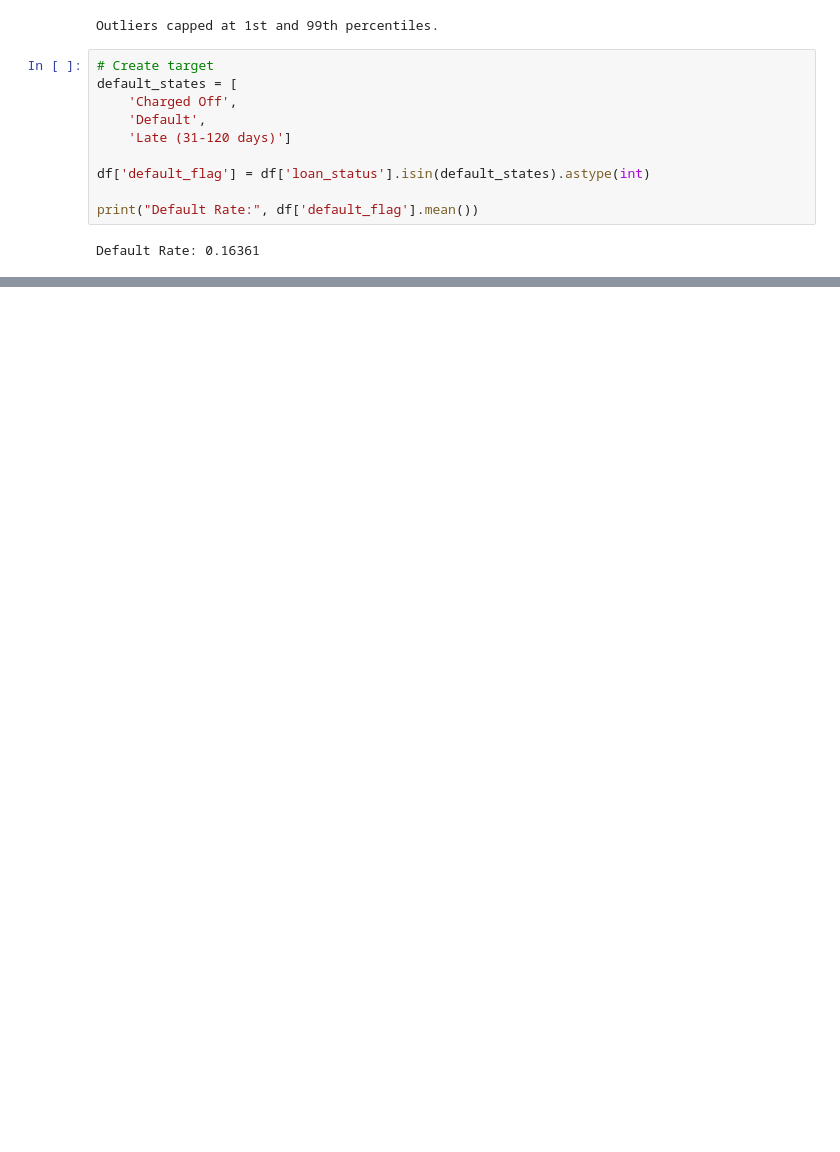
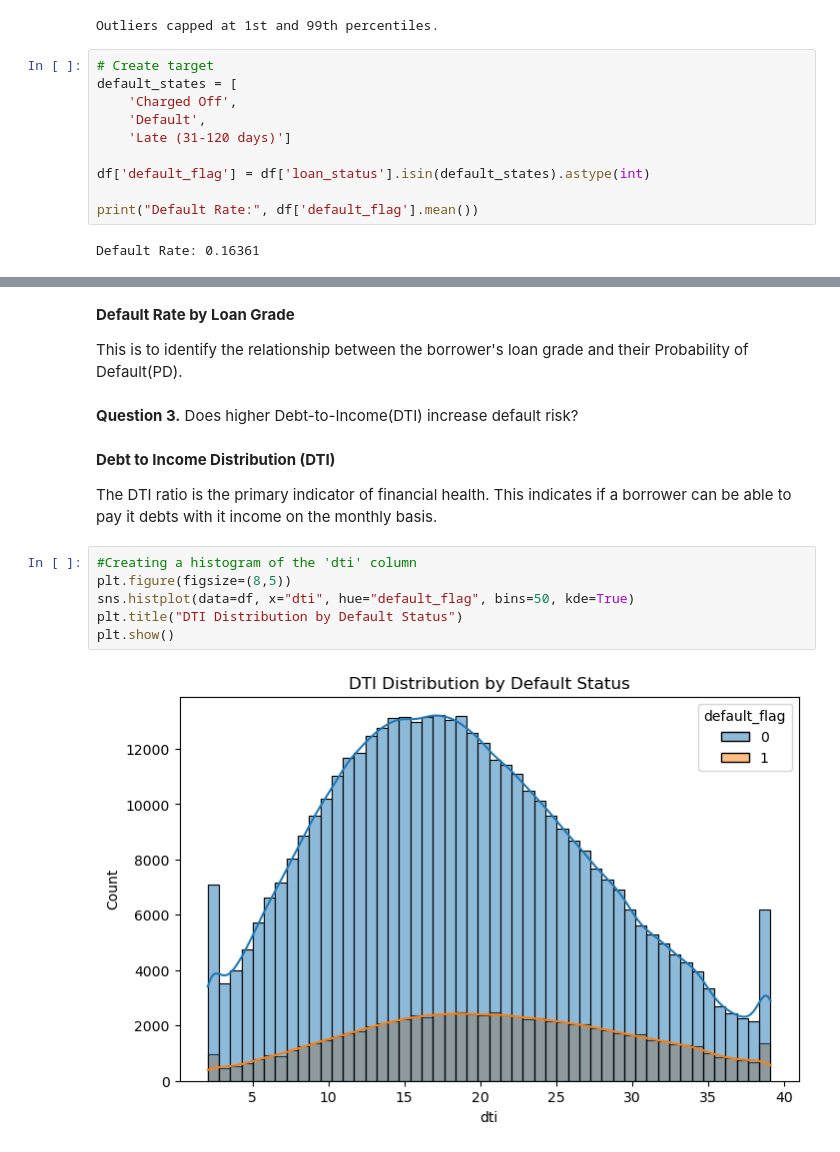
Before and after one commit to EAhadzi-byte/RISK-ANALYSIS, a Jupyter notebook: RISK ANALYSIS.ipynb, the cells around one changed output, grey strips where cells are left out. Saved outputs shown, nothing was run; the diff lists cells and outputs as text; blank space fills up the shorter version.

```diff
--- a/RISK ANALYSIS.ipynb
+++ b/RISK ANALYSIS.ipynb
@@ -238,0 +272,18 @@ This enables estimation of Probability of Default (PD) using supervised learning
+# %% [markdown]
+**Default Rate by Loan Grade**
+
+This is to identify the relationship between the borrower's loan grade and their Probability of Default(PD).
+# %% [markdown]
+**Question 3.**  Does higher Debt-to-Income(DTI) increase default risk?
+# %% [markdown]
+**Debt to Income Distribution (DTI)**
+
+The DTI ratio is the primary indicator of financial health. This indicates if a borrower can be able to pay it debts with it income on the monthly basis.
+# %%
+#Creating a histogram of the 'dti' column
+plt.figure(figsize=(8,5))
+sns.histplot(data=df, x="dti", hue="default_flag", bins=50, kde=True)
+plt.title("DTI Distribution by Default Status")
+plt.show()
+# %% [output]
+[figure, added]
```
Also changed, not shown: parts of 25 cells of this notebook.
